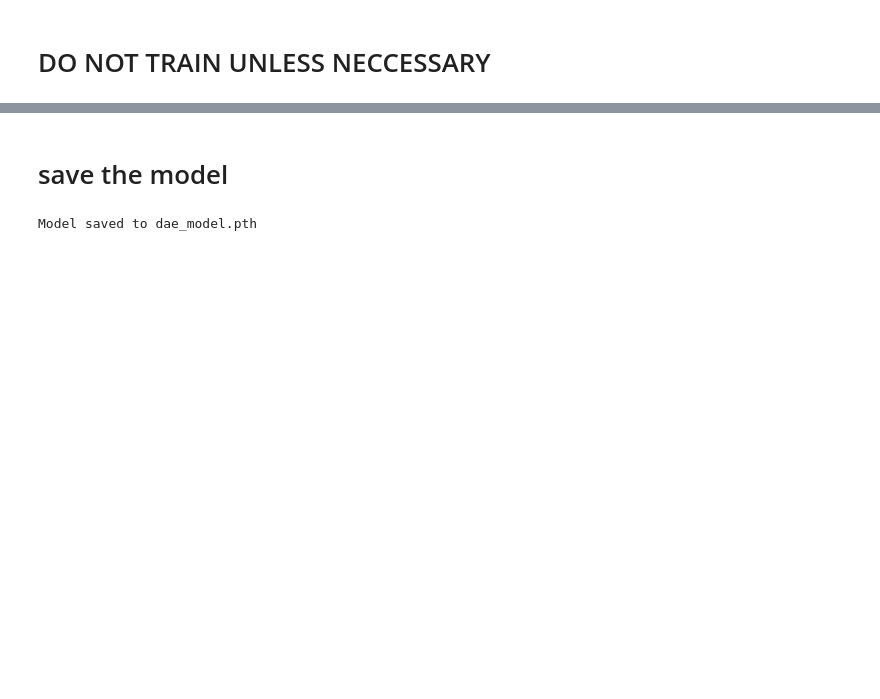
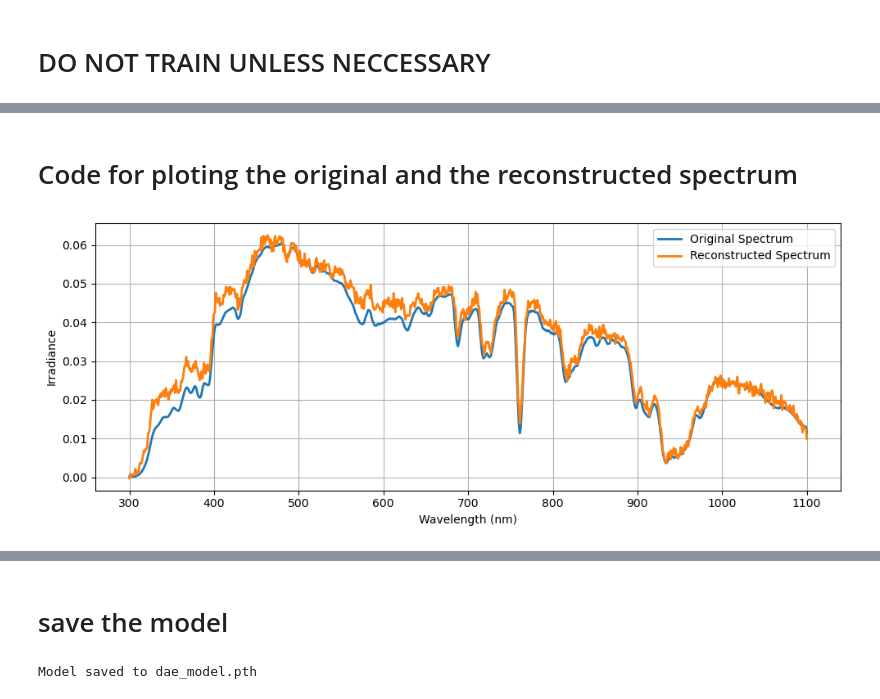
Before and after one commit to Noulinho/SpectraClustering, a Jupyter notebook: JupyterProject/DataLoaderSubset.ipynb, the cells around one changed output, grey strips where cells are left out. Drawn from its saved outputs; the diff is of its cells as text; code cells hidden in the pictures; blank space fills up the shorter version.

```diff
--- a/JupyterProject/DataLoaderSubset.ipynb
+++ b/JupyterProject/DataLoaderSubset.ipynb
@@ -246,0 +702,43 @@ Epoch 50/50 - Train Loss: 0.00050 | Val Loss: 0.00056
+# %% [markdown]
+# Code for ploting the original and the reconstructed spectrum
+# %%
+import matplotlib.pyplot as plt
+import torch
+import numpy as np
+
+# Select one example spectrum from the dataset (e.g., index 0)
+idx = 0
+original = val_tensor[idx]  # shape: (801,)
+original = original.unsqueeze(0).to(device)  # shape: (1, 801)
+
+# Run through DAE to get reconstruction
+model.eval()
+with torch.no_grad():
+    reconstructed = model(original)
+
+# Move both to CPU and convert to numpy
+original_np = original.squeeze().cpu().numpy()
+reconstructed_np = reconstructed.squeeze().cpu().numpy()
+
+# X-axis: Wavelengths from 300 to 1100 nm
+wavelengths = np.linspace(300, 1100, len(original_np))
+
+# Filter to only 1000–1100 nm region
+mask = (wavelengths >= 300) & (wavelengths <= 1100)
+wavelengths_zoom = wavelengths[mask]
+original_zoom = original_np[mask]
+reconstructed_zoom = reconstructed_np[mask]
+
+# Plot
+plt.figure(figsize=(10, 4))
+plt.plot(wavelengths_zoom, original_zoom, label='Original Spectrum', linewidth=2)
+plt.plot(wavelengths_zoom, reconstructed_zoom, label='Reconstructed Spectrum', linewidth=2)
+plt.xlabel('Wavelength (nm)')
+plt.ylabel('Irradiance')
+# plt.title('Zoomed Spectrum: 1000–1100 nm')
+plt.legend()
+plt.grid(True)
+plt.tight_layout()
+plt.show()
+# %% [output]
+[figure, added]
```
Also changed, not shown: parts of 33 cells of this notebook.
